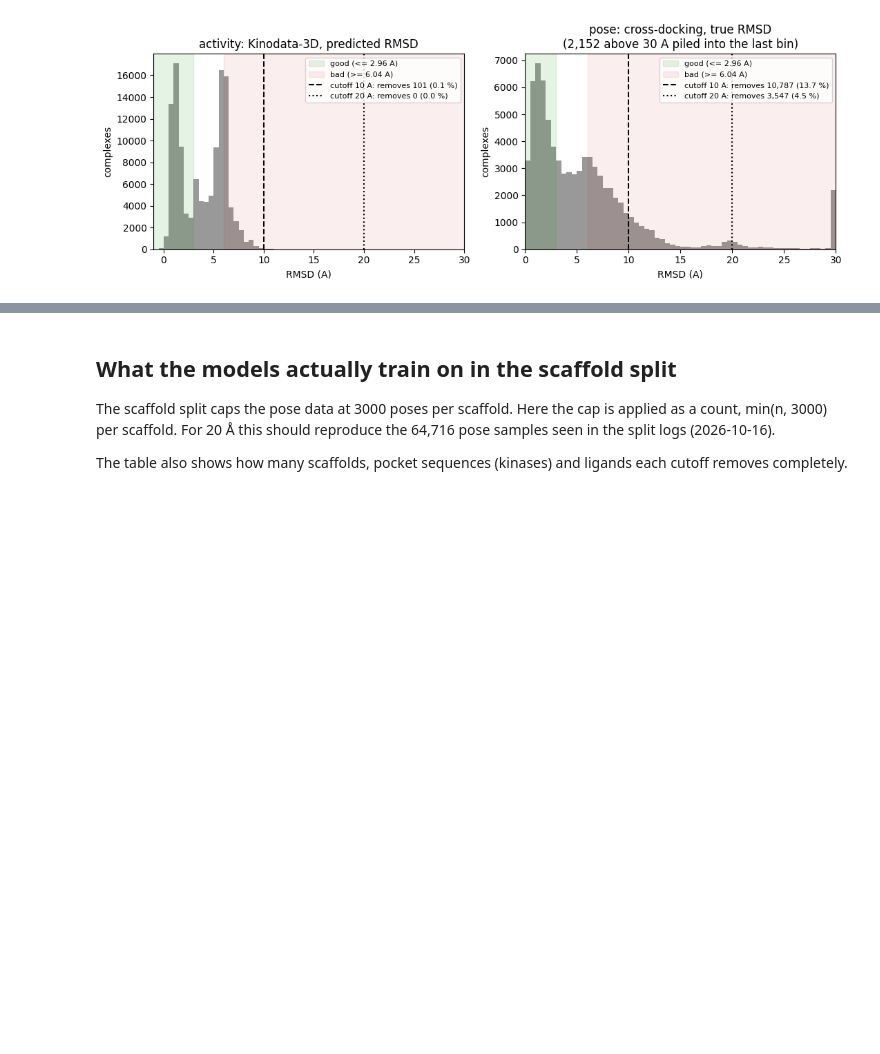
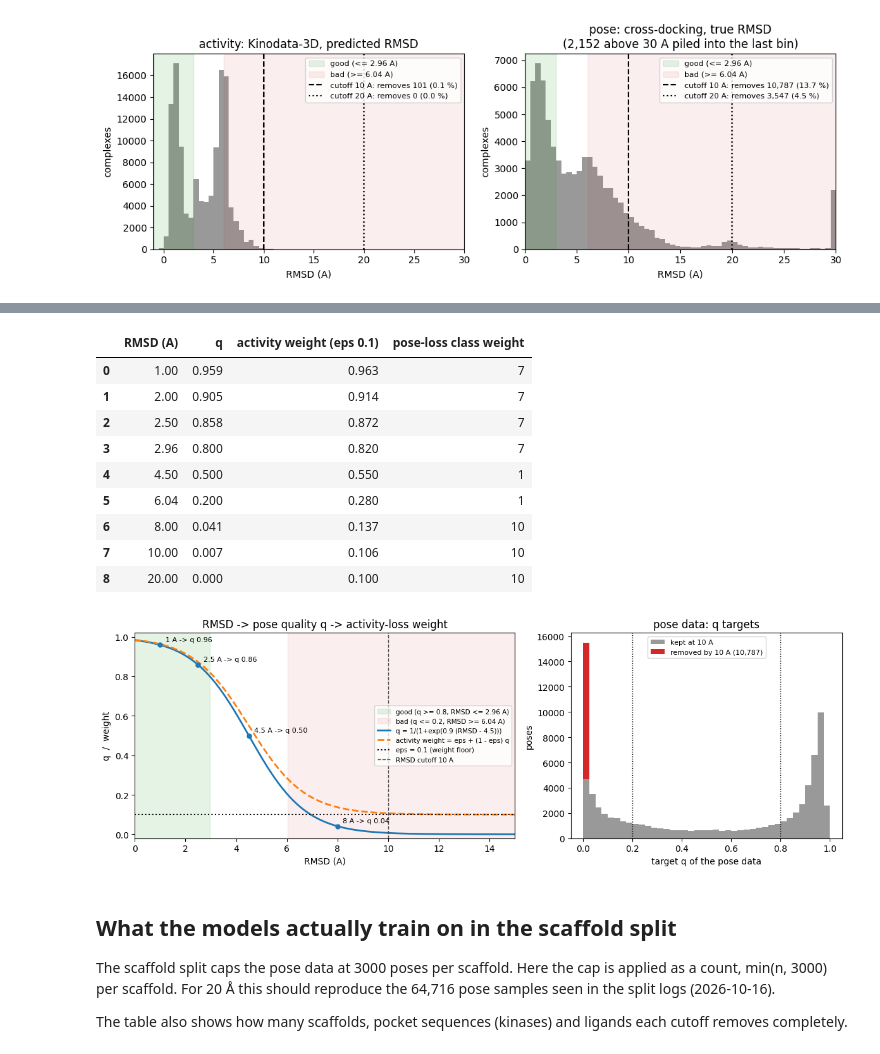
Before and after one commit to openkinome/multi-objective-kinodata-3D, a Jupyter notebook: analysis/rmsd_distribution.ipynb, the cells around one changed output, grey strips where cells are left out. Cells and saved outputs as stored; diff of their text form; code cells hidden in the pictures; blank space fills up the shorter version.

Commit message:
rmsd_distribution.ipynb: sigmoid RMSD -> q and activity-loss weight (eps floor), q targets of the pose data
Co-Authored-By: Claude Opus 5.5 (1M context) <noreply@anthropic.com>

```diff
--- a/analysis/rmsd_distribution.ipynb
+++ b/analysis/rmsd_distribution.ipynb
@@ -145,3 +154,60 @@ fig.savefig(OUTPUT / "rmsd_distribution.png", dpi=200)
+# %%
+SIGMOID_K, SIGMOID_X0 = 0.9, 4.5   # as in RegressionModel.rmsd_to_prob_transform
+EPS = 0.10                         # activity-loss weight floor (reference configuration)
+
+
+def rmsd_to_q(r):
+    return 1 / (1 + np.exp(SIGMOID_K * (np.asarray(r, float) - SIGMOID_X0)))
+
+
+def activity_weight(r, eps=EPS):
+    return eps + (1 - eps) * rmsd_to_q(r)
+
+
+MARKED = [1, 2, 2.5, RMSD_GOOD, 4.5, RMSD_BAD, 8, 10, 20]
+table = pd.DataFrame({"RMSD (A)": np.round(MARKED, 2), "q": rmsd_to_q(MARKED).round(3),
+                      f"activity weight (eps {EPS})": activity_weight(MARKED).round(3),
+                      "pose-loss class weight": np.select([rmsd_to_q(MARKED) <= Q_BAD, rmsd_to_q(MARKED) >= Q_GOOD], [10, 7], 1)})
+display(table)
+
+fig, (ax, ax2) = plt.subplots(1, 2, figsize=(12, 4.2), gridspec_kw={"width_ratios": [1.4, 1]})
+x = np.linspace(0, 15, 600)
+ax.axvspan(0, RMSD_GOOD, color="tab:green", alpha=0.12, label=f"good (q >= {Q_GOOD}, RMSD <= {RMSD_GOOD:.2f} A)")
+ax.axvspan(RMSD_BAD, 15, color="tab:red", alpha=0.08, label=f"bad (q <= {Q_BAD}, RMSD >= {RMSD_BAD:.2f} A)")
+ax.plot(x, rmsd_to_q(x), color="tab:blue", lw=2, label="q = 1/(1+exp(0.9 (RMSD - 4.5)))")
+ax.plot(x, activity_weight(x), color="tab:orange", lw=2, ls="--", label=f"activity weight = eps + (1 - eps) q")
+ax.axhline(EPS, color="k", ls=":", lw=1.5, label=f"eps = {EPS} (weight floor)")
+ax.axvline(10, color="0.3", ls="--", lw=1, label="RMSD cutoff 10 A")
+for r in [1, 2.5, 4.5, 8]:
+    ax.plot(r, rmsd_to_q(r), "o", color="tab:blue", ms=5)
+    ax.annotate(f"{r:g} A -> q {rmsd_to_q(r):.2f}", (r, rmsd_to_q(r)), xytext=(6, 4), textcoords="offset points", fontsize=8)
+ax.set(xlabel="RMSD (A)", ylabel="q  /  weight", xlim=(0, 15), ylim=(-0.02, 1.02),
+       title="RMSD -> pose quality q -> activity-loss weight")
+ax.legend(fontsize=7.5, loc="center right")
+
+q_pose = rmsd_to_q(pose["predicted_rmsd"].dropna())
+r_pose = pose["predicted_rmsd"].dropna()
+bins = np.linspace(0, 1, 41)
+ax2.hist([q_pose[r_pose <= 10], q_pose[r_pose > 10]], bins=bins, stacked=True,
+         color=["0.6", "tab:red"], label=["kept at 10 A", f"removed by 10 A ({int((r_pose > 10).sum()):,})"])
+ax2.axvline(Q_BAD, color="k", ls=":", lw=1)
+ax2.axvline(Q_GOOD, color="k", ls=":", lw=1)
+ax2.set(xlabel="target q of the pose data", ylabel="poses", title="pose data: q targets")
+ax2.legend(fontsize=8)
+fig.tight_layout()
+fig.savefig(OUTPUT / "sigmoid_transformation.png", dpi=200)
+# %% [output]
+|  | RMSD (A) | q | activity weight (eps 0.1) | pose-loss class weight |
+| 0 | 1.00 | 0.959 | 0.963 | 7 |
+| 1 | 2.00 | 0.905 | 0.914 | 7 |
+| 2 | 2.50 | 0.858 | 0.872 | 7 |
+| 3 | 2.96 | 0.800 | 0.820 | 7 |
+| 4 | 4.50 | 0.500 | 0.550 | 1 |
+| 5 | 6.04 | 0.200 | 0.280 | 1 |
+| 6 | 8.00 | 0.041 | 0.137 | 10 |
+| 7 | 10.00 | 0.007 | 0.106 | 10 |
+| 8 | 20.00 | 0.000 | 0.100 | 10 |
+[figure, added]
 # %% [markdown]
 ## What the models actually train on in the scaffold split
 
```
Also changed, not shown: parts of 1 cell of this notebook, 1 other file.
